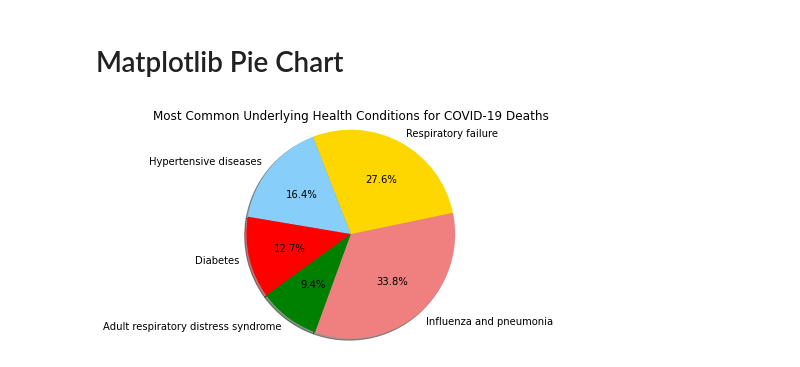
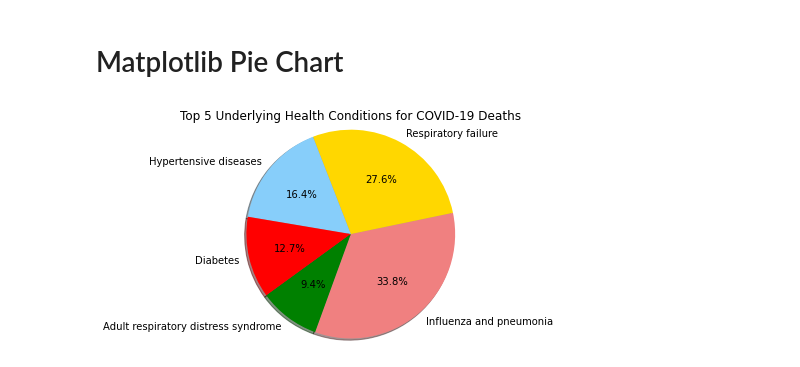
Before and after one commit to kellyblumhagen/COVID19-Analysis, a Jupyter notebook: COVID_Analysis.ipynb, the cells around one changed output. Drawn from its saved outputs; the diff is of its cells as text; code cells hidden in the pictures.

```diff
--- a/COVID_Analysis.ipynb
+++ b/COVID_Analysis.ipynb
@@ -94,11 +94,11 @@ explode = (0.1, 0, 0)
 # %%
 #  Create pie chart
 plt.pie(totals_top5, labels=names_top5, colors=colors, autopct="%1.1f%%", shadow=True, startangle=250, radius=1.2)
 
 # Chart title
-plt.title("Most Common Underlying Health Conditions for COVID-19 Deaths")
+plt.title("Top 5 Underlying Health Conditions for COVID-19 Deaths")
 
 # Show chart
 plt.show()
 # %% [output]
-[figure, old version]
+[figure, new version]
```
Also changed, not shown: 2 other files.
